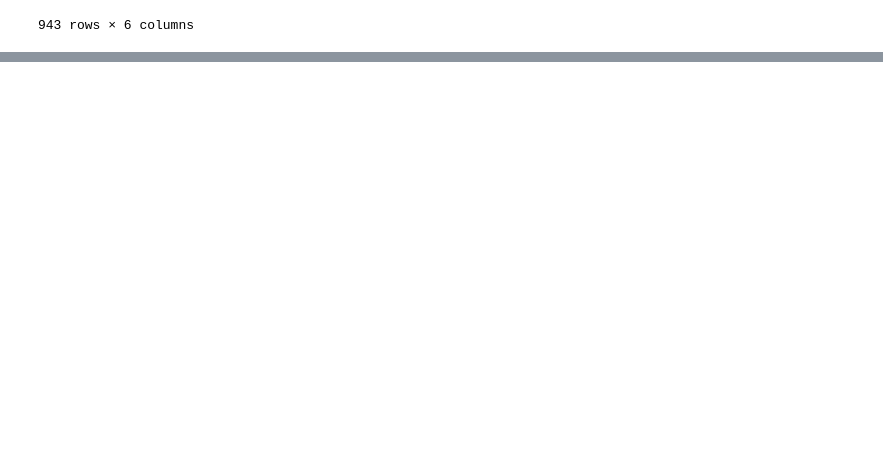
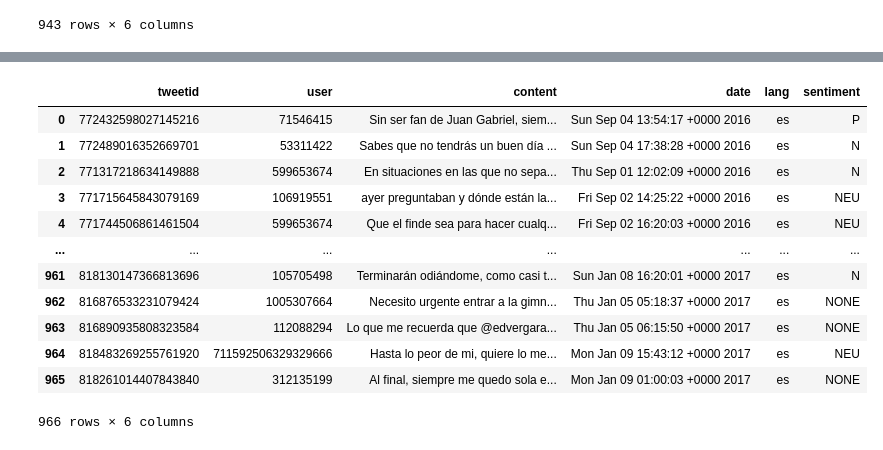
Before and after one commit to aarivera7/Extraxt-_XML, a Jupyter notebook: Extract_XML.ipynb, the cells around one changed output, grey strips where cells are left out. Drawn from its saved outputs; the diff is of its cells as text; code cells hidden in the pictures; blank space fills up the shorter version.

```diff
--- a/Extract_XML.ipynb
+++ b/Extract_XML.ipynb
@@ -7,0 +20,3 @@ dataUY = pd.read_xml('TASS2019_country_UY_train.xml')
+# %%
+documentPE = parse('data/TASS2019_country_PE_train.xml')
+print(documentPE)
@@ -7,0 +53,4 @@ dataUY = pd.read_xml('TASS2019_country_UY_train.xml')
+# %%
+sentimentPE = extraerSentimiento(documentPE)
+print(sentimentPE)
+print(len(sentimentPE))
@@ -71,0 +165,17 @@ dataUY
+# %%
+dataPE['sentiment'] = sentimentPE
+dataPE
+# %% [output]
+|  | tweetid | user | content | date | lang | sentiment |
+| 0 | 772432598027145216 | 71546415 | Sin ser fan de Juan Gabriel, siem... | Sun Sep 04 13:54:17 +0000 2016 | es | P |
+| 1 | 772489016352669701 | 53311422 | Sabes que no tendrás un buen día ... | Sun Sep 04 17:38:28 +0000 2016 | es | N |
+| 2 | 771317218634149888 | 599653674 | En situaciones en las que no sepa... | Thu Sep 01 12:02:09 +0000 2016 | es | N |
+| 3 | 771715645843079169 | 106919551 | ayer preguntaban y dónde están la... | Fri Sep 02 14:25:22 +0000 2016 | es | NEU |
+| 4 | 771744506861461504 | 599653674 | Que el finde sea para hacer cualq... | Fri Sep 02 16:20:03 +0000 2016 | es | NEU |
+| ... | ... | ... | ... | ... | ... | ... |
+| 961 | 818130147366813696 | 105705498 | Terminarán odiándome, como casi t... | Sun Jan 08 16:20:01 +0000 2017 | es | N |
+| 962 | 816876533231079424 | 1005307664 | Necesito urgente entrar a la gimn... | Thu Jan 05 05:18:37 +0000 2017 | es | NONE |
+| 963 | 816890935808323584 | 112088294 | Lo que me recuerda que @edvergara... | Thu Jan 05 06:15:50 +0000 2017 | es | NONE |
+| 964 | 818483269255761920 | 711592506329329666 | Hasta lo peor de mi, quiere lo me... | Mon Jan 09 15:43:12 +0000 2017 | es | NEU |
+| 965 | 818261014407843840 | 312135199 | Al final, siempre me quedo sola e... | Mon Jan 09 01:00:03 +0000 2017 | es | NONE |
+966 rows × 6 columns
```
Also changed, not shown: parts of 15 cells of this notebook, 4 other files.
